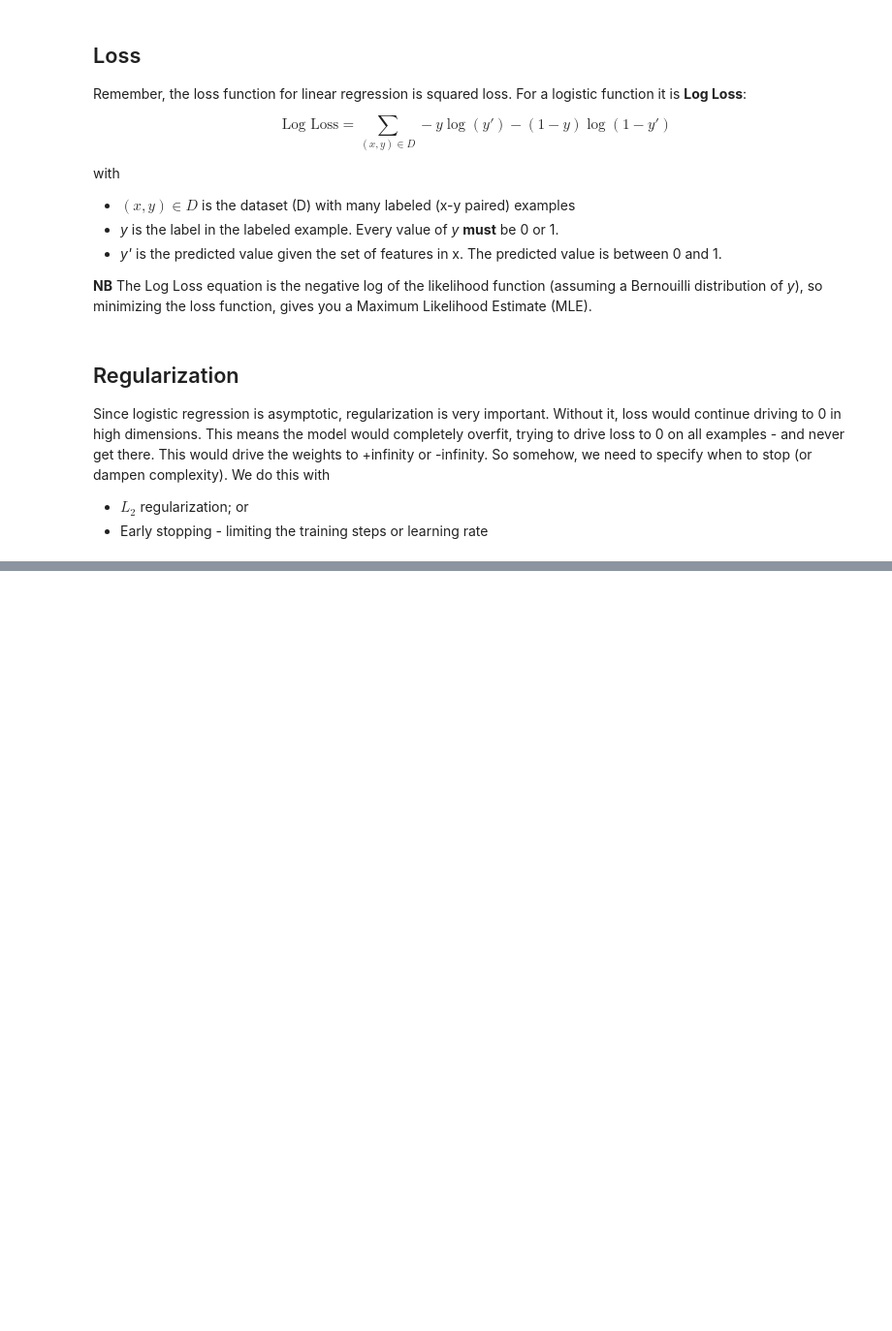
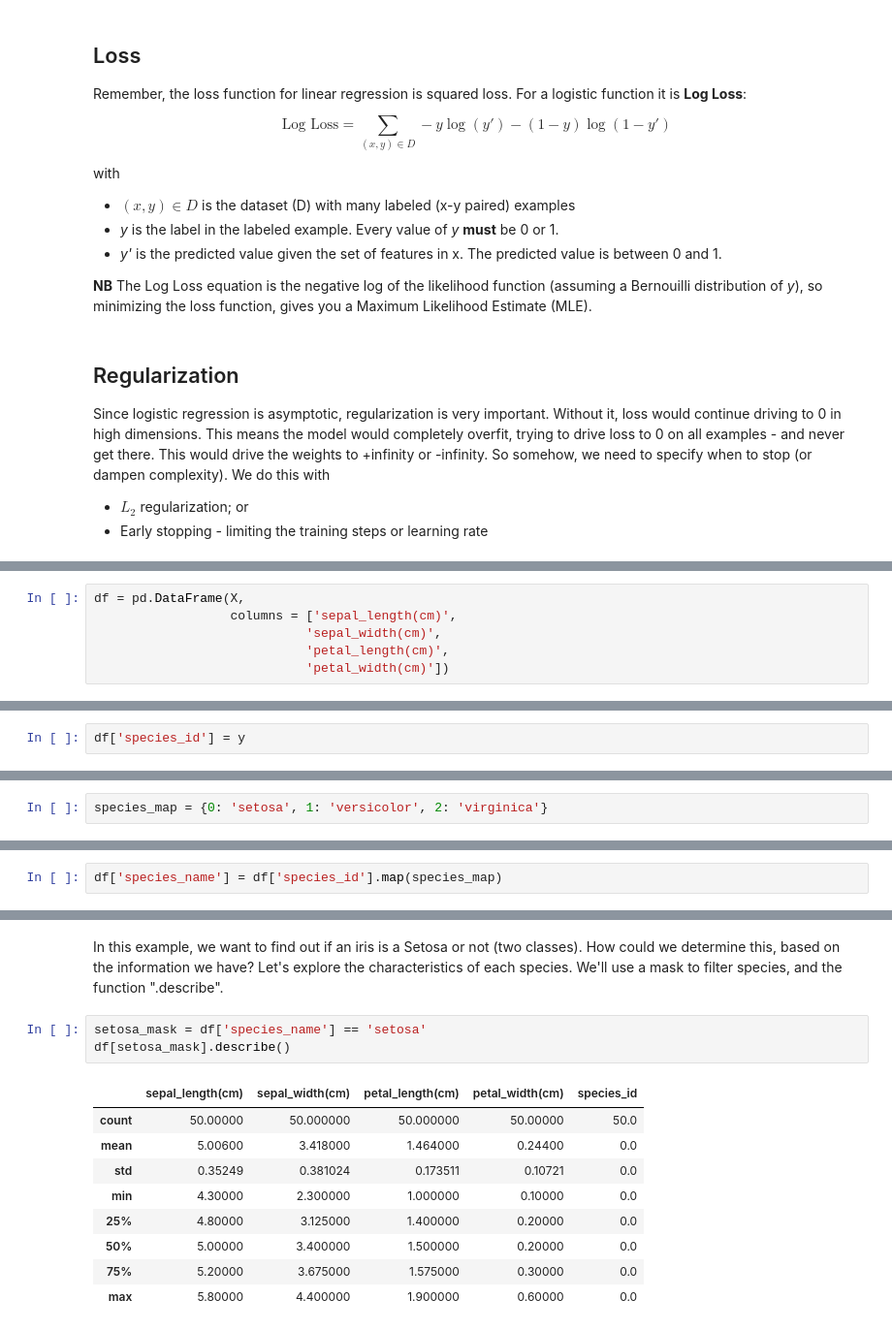
Before and after one commit to USDA-ARS-GBRU/ml-training-site, a Jupyter notebook: assets/nb-lessons/10_logistic_regression.ipynb, the cells around one changed output, grey strips where cells are left out. Shown: that part at 97% size. Drawn from its saved outputs; the diff is of its cells as text; blank space fills up the shorter version.

```diff
--- a/assets/nb-lessons/10_logistic_regression.ipynb
+++ b/assets/nb-lessons/10_logistic_regression.ipynb
@@ -103,0 +119,6 @@ Since logistic regression is asymptotic, regularization is very important. Witho
+# %%
+df = pd.DataFrame(X,
+                  columns = ['sepal_length(cm)',
+                            'sepal_width(cm)',
+                            'petal_length(cm)',
+                            'petal_width(cm)'])
@@ -103,0 +127,2 @@ Since logistic regression is asymptotic, regularization is very important. Witho
+# %%
+df['species_id'] = y
@@ -103,0 +140,2 @@ Since logistic regression is asymptotic, regularization is very important. Witho
+# %%
+species_map = {0: 'setosa', 1: 'versicolor', 2: 'virginica'}
@@ -103,0 +144,2 @@ Since logistic regression is asymptotic, regularization is very important. Witho
+# %%
+df['species_name'] = df['species_id'].map(species_map)
@@ -103,0 +155,15 @@ Since logistic regression is asymptotic, regularization is very important. Witho
+# %% [markdown]
+In this example, we want to find out if an iris is a Setosa or not (two classes). How could we determine this, based on the information we have? Let's explore the characteristics of each species. We'll use a mask to filter species, and the function ".describe".
+# %%
+setosa_mask = df['species_name'] == 'setosa'
+df[setosa_mask].describe()
+# %% [output]
+|  | sepal_length(cm) | sepal_width(cm) | petal_length(cm) | petal_width(cm) | species_id |
+| count | 50.00000 | 50.000000 | 50.000000 | 50.00000 | 50.0 |
+| mean | 5.00600 | 3.418000 | 1.464000 | 0.24400 | 0.0 |
+| std | 0.35249 | 0.381024 | 0.173511 | 0.10721 | 0.0 |
+| min | 4.30000 | 2.300000 | 1.000000 | 0.10000 | 0.0 |
+| 25% | 4.80000 | 3.125000 | 1.400000 | 0.20000 | 0.0 |
+| 50% | 5.00000 | 3.400000 | 1.500000 | 0.20000 | 0.0 |
+| 75% | 5.20000 | 3.675000 | 1.575000 | 0.30000 | 0.0 |
+| max | 5.80000 | 4.400000 | 1.900000 | 0.60000 | 0.0 |
```
Also changed, not shown: parts of 39 cells of this notebook.
